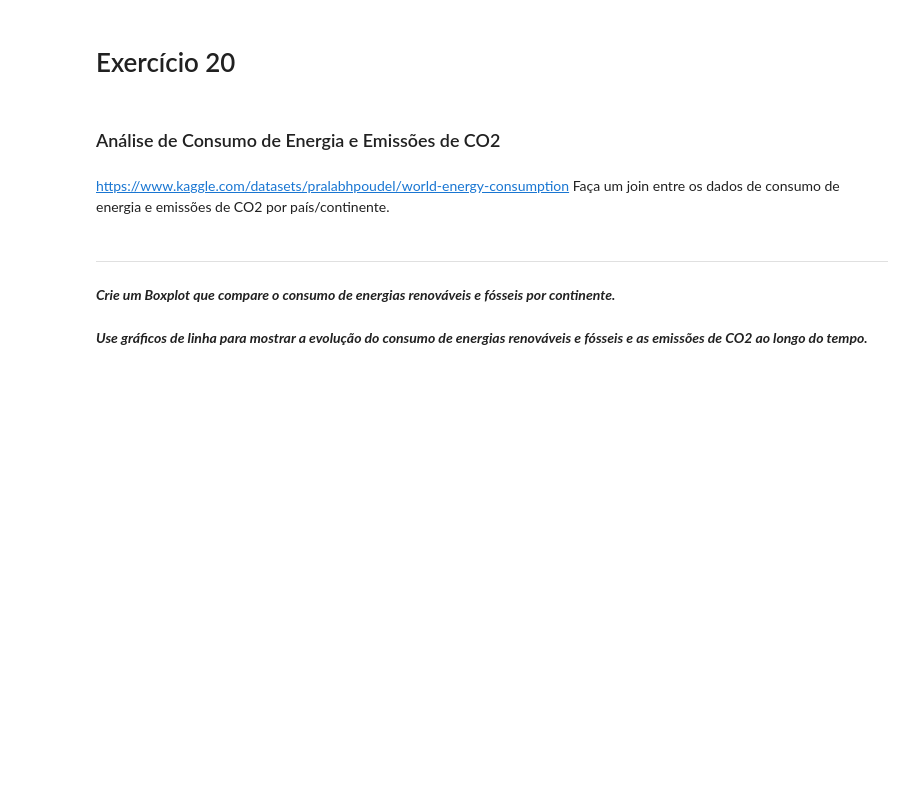
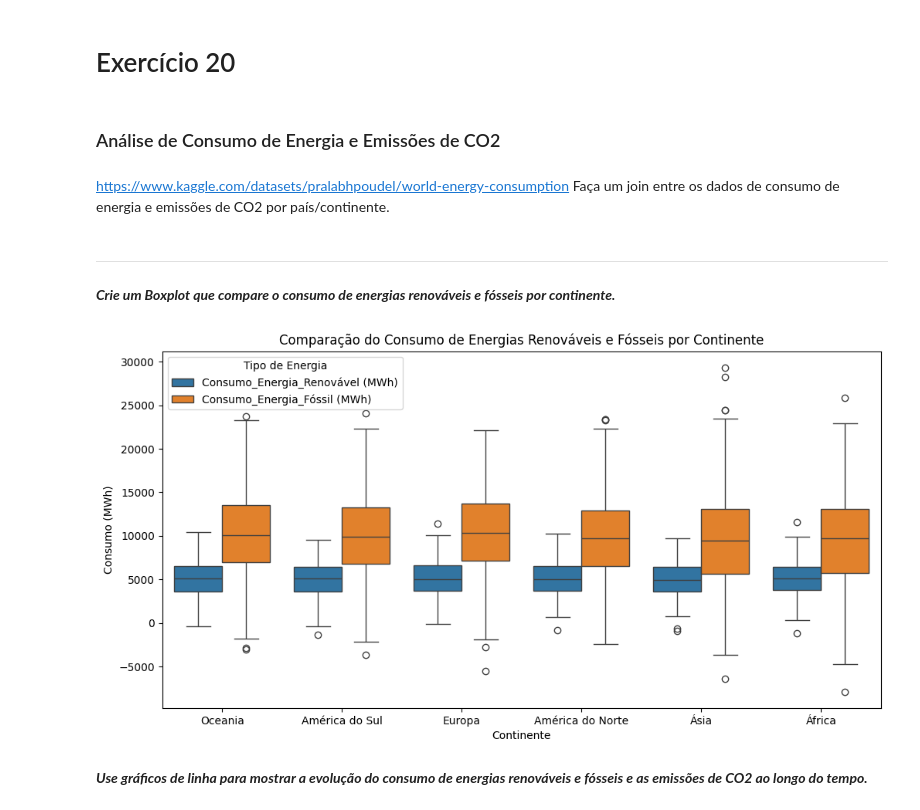
Before and after one commit to PedroHormann/gc-python-2024, a Jupyter notebook: aula08/exercicio20/exercicio20.ipynb, the cells around one changed output. Drawn from its saved outputs; the diff is of its cells as text; code cells hidden in the pictures; blank space fills up the shorter version.

```diff
--- a/aula08/exercicio20/exercicio20.ipynb
+++ b/aula08/exercicio20/exercicio20.ipynb
@@ -10,4 +15,21 @@ Faça um join entre os dados de consumo de energia e emissões de CO2 por país/
+# %%
+df = pd.read_csv('documents/dados_energia_simulados_ptbr.csv')
 # %% [markdown]
 ***Crie um Boxplot que compare o consumo de energias renováveis e fósseis por continente.***
+# %%
+df_melt = pd.melt(df, id_vars=['Continente'], value_vars=['Consumo_Energia_Renovável (MWh)', 'Consumo_Energia_Fóssil (MWh)'],
+                  var_name='Tipo de Energia', value_name='Consumo (MWh)')
+
+plt.figure(figsize=(12, 6))
+sns.boxplot(x='Continente', y='Consumo (MWh)', hue='Tipo de Energia', data=df_melt)
+
+plt.title('Comparação do Consumo de Energias Renováveis e Fósseis por Continente')
+plt.xlabel('Continente')
+plt.ylabel('Consumo (MWh)')
+
+plt.legend(title='Tipo de Energia')
+plt.show()
+# %% [output]
+[figure, added]
 # %% [markdown]
 ***Use gráficos de linha para mostrar a evolução do consumo de energias renováveis e fósseis e as emissões de CO2 ao longo do tempo.***
```
Also changed, not shown: parts of 7 cells of this notebook, 8 other files.
